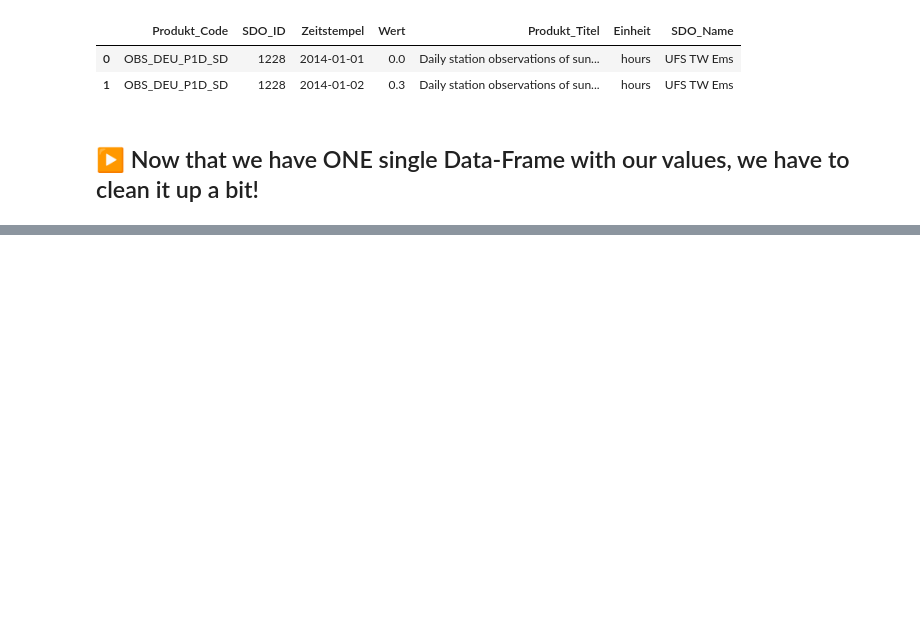
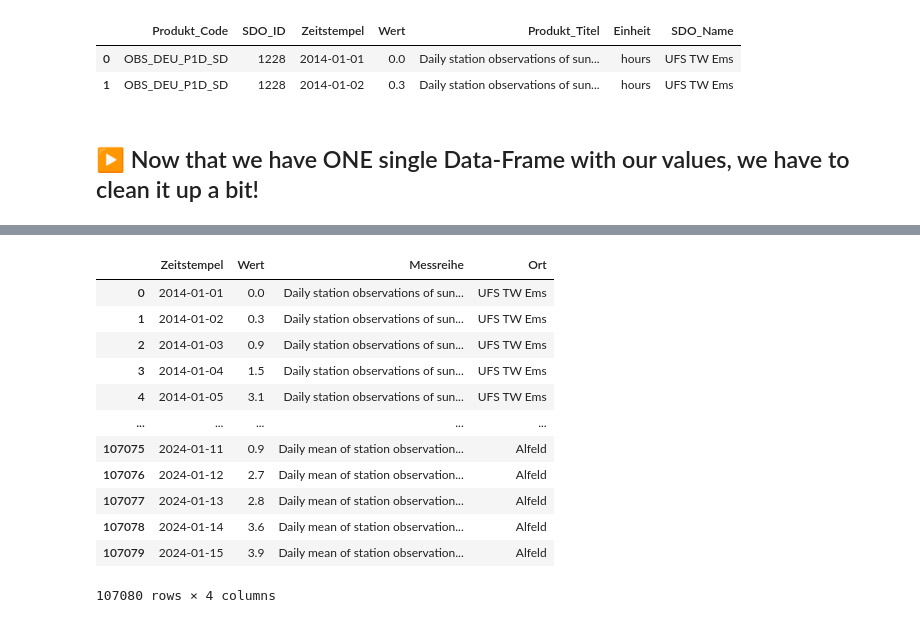
Before and after one commit to Gizmo-Labs/Statistical-Computing, a Jupyter notebook: IdealerWohnort.ipynb, the cells around one changed output, grey strips where cells are left out. Drawn from its saved outputs; the diff is of its cells as text; code cells hidden in the pictures; blank space fills up the shorter version.

```diff
--- a/IdealerWohnort.ipynb
+++ b/IdealerWohnort.ipynb
@@ -93,0 +109,28 @@ complete_values_df.head()
+# %%
+# As described first we convert "Zeitstempel" to dateTime
+complete_values_df['Zeitstempel'] = pd.to_datetime(complete_values_df.Zeitstempel)
+
+# Now "Produkt-Titel" to string
+complete_values_df['Produkt_Titel'] = complete_values_df['Produkt_Titel'].astype("string")
+
+# And finally "SDO_Name" to string
+complete_values_df['SDO_Name'] = complete_values_df['SDO_Name'].astype("string")
+
+# In the last sub-step we rename "SDO_Name" to german "Ort"
+complete_values_df.columns = ['Zeitstempel', 'Wert', 'Messreihe', 'Ort']
+
+complete_values_df
+# %% [output]
+|  | Zeitstempel | Wert | Messreihe | Ort |
+| 0 | 2014-01-01 | 0.0 | Daily station observations of sun... | UFS TW Ems |
+| 1 | 2014-01-02 | 0.3 | Daily station observations of sun... | UFS TW Ems |
+| 2 | 2014-01-03 | 0.9 | Daily station observations of sun... | UFS TW Ems |
+| 3 | 2014-01-04 | 1.5 | Daily station observations of sun... | UFS TW Ems |
+| 4 | 2014-01-05 | 3.1 | Daily station observations of sun... | UFS TW Ems |
+| ... | ... | ... | ... | ... |
+| 107075 | 2024-01-11 | 0.9 | Daily mean of station observation... | Alfeld |
+| 107076 | 2024-01-12 | 2.7 | Daily mean of station observation... | Alfeld |
+| 107077 | 2024-01-13 | 2.8 | Daily mean of station observation... | Alfeld |
+| 107078 | 2024-01-14 | 3.6 | Daily mean of station observation... | Alfeld |
+| 107079 | 2024-01-15 | 3.9 | Daily mean of station observation... | Alfeld |
+107080 rows × 4 columns
```
Also changed, not shown: parts of 11 cells of this notebook.
